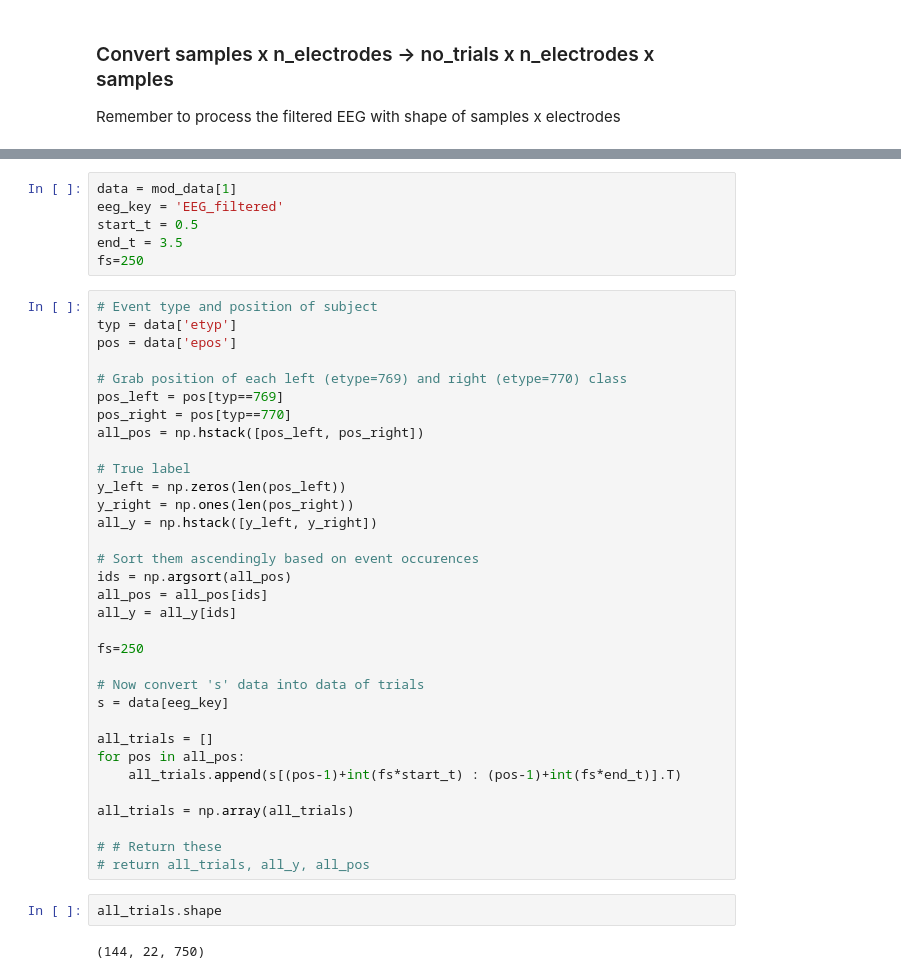
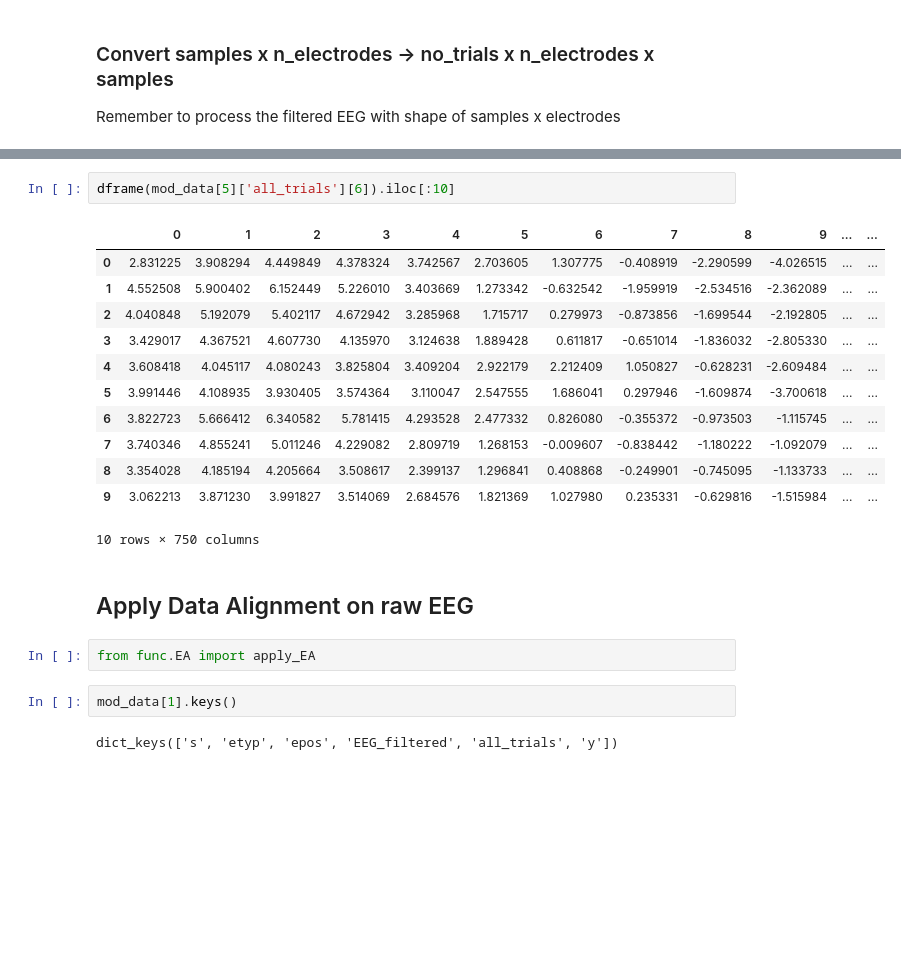
Before and after one commit to orvindemsy/EA-wLTL, a Jupyter notebook: EA+wLTL.ipynb, the cells around one changed output, grey strips where cells are left out. Drawn from its saved outputs; the diff is of its cells as text; blank space fills up the shorter version.

```diff
--- a/EA+wLTL.ipynb
+++ b/EA+wLTL.ipynb
@@ -110,43 +111,23 @@ mod_data[2]['all_trials'].shape
-# %%
-data = mod_data[1]
-eeg_key = 'EEG_filtered'
-start_t = 0.5
-end_t = 3.5
-fs=250
-# %%
-# Event type and position of subject
-typ = data['etyp']
-pos = data['epos']
-
-# Grab position of each left (etype=769) and right (etype=770) class
-pos_left = pos[typ==769]
-pos_right = pos[typ==770]
-all_pos = np.hstack([pos_left, pos_right])
-
-# True label
-y_left = np.zeros(len(pos_left))
-y_right = np.ones(len(pos_right))
-all_y = np.hstack([y_left, y_right])
-
-# Sort them ascendingly based on event occurences
-ids = np.argsort(all_pos)
-all_pos = all_pos[ids]
-all_y = all_y[ids]
-
-fs=250
-
-# Now convert 's' data into data of trials
-s = data[eeg_key]
-
-all_trials = []
-for pos in all_pos:
-    all_trials.append(s[(pos-1)+int(fs*start_t) : (pos-1)+int(fs*end_t)].T)
-
-all_trials = np.array(all_trials)
-
-# # Return these
-# return all_trials, all_y, all_pos
-# %%
-all_trials.shape
-# %% [output]
-(144, 22, 750)
+# %%
+dframe(mod_data[5]['all_trials'][6]).iloc[:10]
+# %% [output]
+|  | 0 | 1 | 2 | 3 | 4 | 5 | 6 | 7 | 8 | 9 | ... | ... |
+| 0 | 2.831225 | 3.908294 | 4.449849 | 4.378324 | 3.742567 | 2.703605 | 1.307775 | -0.408919 | -2.290599 | -4.026515 | ... | ... |
+| 1 | 4.552508 | 5.900402 | 6.152449 | 5.226010 | 3.403669 | 1.273342 | -0.632542 | -1.959919 | -2.534516 | -2.362089 | ... | ... |
+| 2 | 4.040848 | 5.192079 | 5.402117 | 4.672942 | 3.285968 | 1.715717 | 0.279973 | -0.873856 | -1.699544 | -2.192805 | ... | ... |
+| 3 | 3.429017 | 4.367521 | 4.607730 | 4.135970 | 3.124638 | 1.889428 | 0.611817 | -0.651014 | -1.836032 | -2.805330 | ... | ... |
+| 4 | 3.608418 | 4.045117 | 4.080243 | 3.825804 | 3.409204 | 2.922179 | 2.212409 | 1.050827 | -0.628231 | -2.609484 | ... | ... |
+| 5 | 3.991446 | 4.108935 | 3.930405 | 3.574364 | 3.110047 | 2.547555 | 1.686041 | 0.297946 | -1.609874 | -3.700618 | ... | ... |
+| 6 | 3.822723 | 5.666412 | 6.340582 | 5.781415 | 4.293528 | 2.477332 | 0.826080 | -0.355372 | -0.973503 | -1.115745 | ... | ... |
+| 7 | 3.740346 | 4.855241 | 5.011246 | 4.229082 | 2.809719 | 1.268153 | -0.009607 | -0.838442 | -1.180222 | -1.092079 | ... | ... |
+| 8 | 3.354028 | 4.185194 | 4.205664 | 3.508617 | 2.399137 | 1.296841 | 0.408868 | -0.249901 | -0.745095 | -1.133733 | ... | ... |
+| 9 | 3.062213 | 3.871230 | 3.991827 | 3.514069 | 2.684576 | 1.821369 | 1.027980 | 0.235331 | -0.629816 | -1.515984 | ... | ... |
+10 rows × 750 columns
+# %% [markdown]
+## Apply Data Alignment on raw EEG
+# %%
+from func.EA import apply_EA
+# %%
+mod_data[1].keys()
+# %% [output]
+dict_keys(['s', 'etyp', 'epos', 'EEG_filtered', 'all_trials', 'y'])
```
Also changed, not shown: parts of 6 cells of this notebook, 6 other files.
